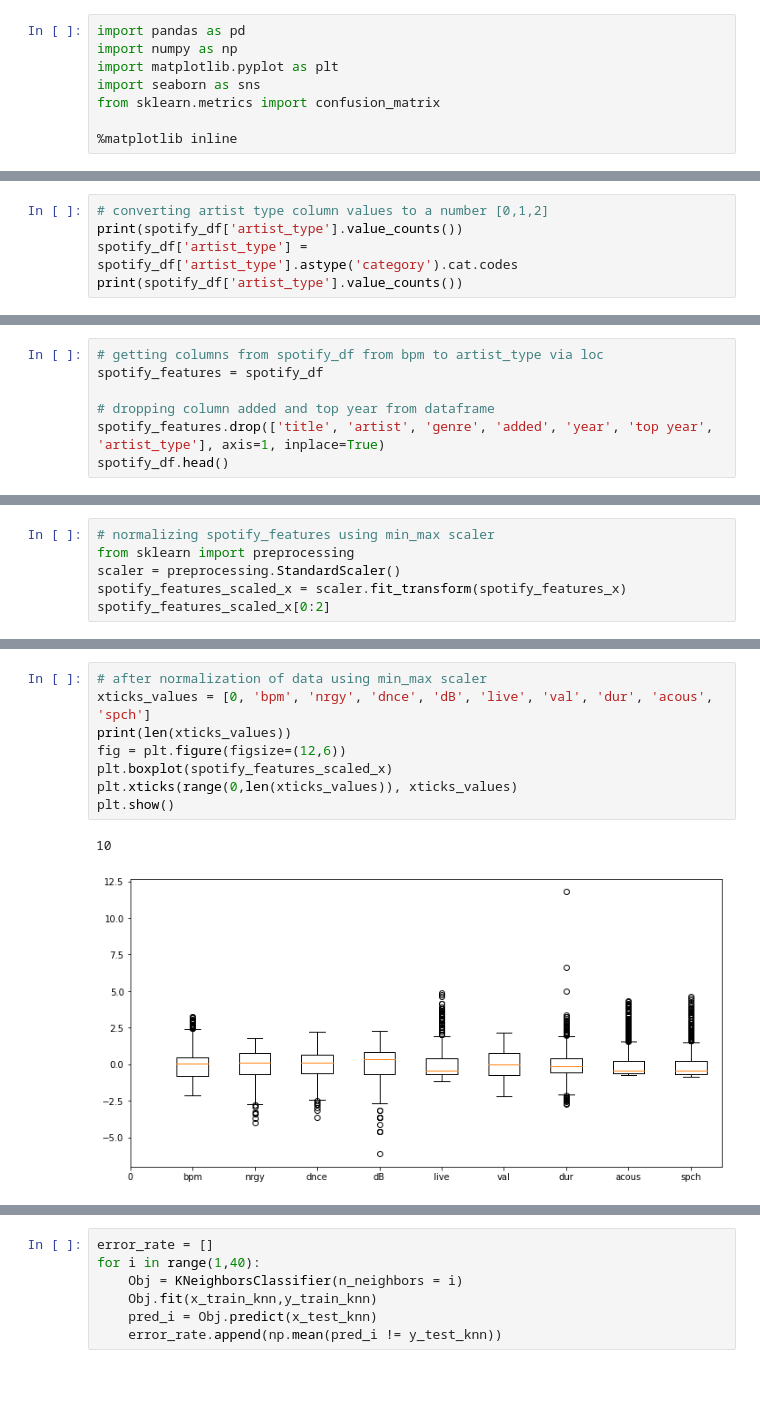
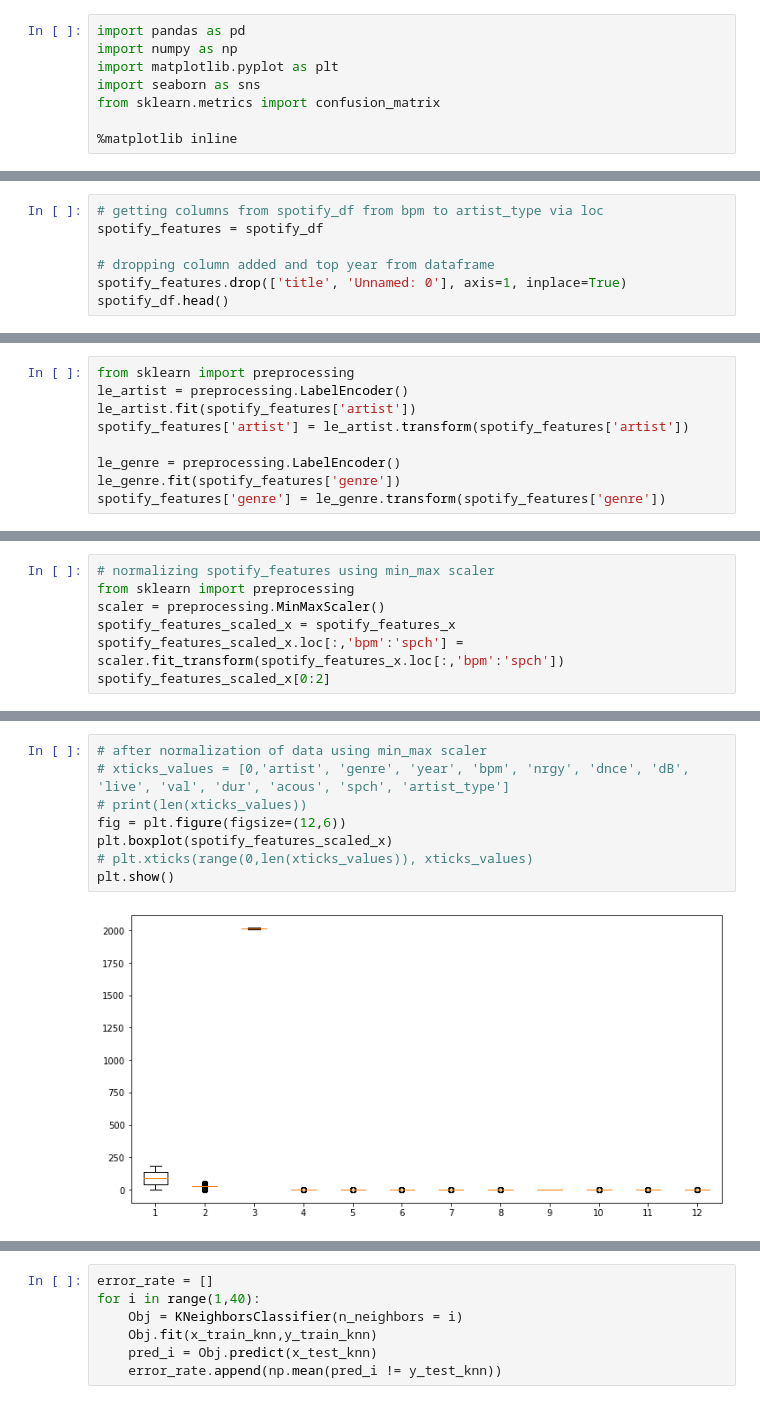
Before and after one commit to nitanshjain/Predicting_Spotify_Song_Popularity, a Jupyter notebook: AI_Project_KNN.ipynb, the cells around one changed output, grey strips where cells are left out. Cells and saved outputs as stored; diff of their text form.

```diff
--- a/AI_Project_KNN.ipynb
+++ b/AI_Project_KNN.ipynb
@@ -67,6 +63 @@ pop             int64
 dtype: object
-# %%
-# converting artist type column values to a number [0,1,2]
-print(spotify_df['artist_type'].value_counts())
-spotify_df['artist_type'] = spotify_df['artist_type'].astype('category').cat.codes
-print(spotify_df['artist_type'].value_counts())
@@ -97,6 +77,6 @@ spotify_df.head()
 spotify_features = spotify_df
 
 # dropping column added and top year from dataframe
-spotify_features.drop(['title', 'artist', 'genre', 'added', 'year', 'top year', 'artist_type'], axis=1, inplace=True)
+spotify_features.drop(['title', 'Unnamed: 0'], axis=1, inplace=True)
 spotify_df.head()
 # %% [output]
@@ -125,3 +106,12 @@ spotify_features.corr(method='pearson')
+# %%
+from sklearn import preprocessing
+le_artist = preprocessing.LabelEncoder()
+le_artist.fit(spotify_features['artist'])
+spotify_features['artist'] = le_artist.transform(spotify_features['artist'])
+
+le_genre = preprocessing.LabelEncoder()
+le_genre.fit(spotify_features['genre'])
+spotify_features['genre'] = le_genre.transform(spotify_features['genre'])
 # %%
 # splitting spotify_features into dependent and independent variables
 spotify_features_x = spotify_features.drop(['popularity'], axis=1)
@@ -136,7 +134,8 @@ plt.show()
 # %%
 # normalizing spotify_features using min_max scaler
 from sklearn import preprocessing
-scaler = preprocessing.StandardScaler()
-spotify_features_scaled_x = scaler.fit_transform(spotify_features_x)
+scaler = preprocessing.MinMaxScaler()
+spotify_features_scaled_x = spotify_features_x
+spotify_features_scaled_x.loc[:,'bpm':'spch'] = scaler.fit_transform(spotify_features_x.loc[:,'bpm':'spch'])
 spotify_features_scaled_x[0:2]
 # %% [output]
@@ -147,12 +145,11 @@ array([[ 0.7152911 ,  0.71974499, -0.45094756, -0.16893356,  0.379378  ,
 # %%
 # after normalization of data using min_max scaler
-xticks_values = [0, 'bpm', 'nrgy', 'dnce', 'dB', 'live', 'val', 'dur', 'acous', 'spch']
-print(len(xticks_values))
+# xticks_values = [0,'artist', 'genre', 'year', 'bpm', 'nrgy', 'dnce', 'dB', 'live', 'val', 'dur', 'acous', 'spch', 'artist_type']
+# print(len(xticks_values))
 fig = plt.figure(figsize=(12,6))
 plt.boxplot(spotify_features_scaled_x)
-plt.xticks(range(0,len(xticks_values)), xticks_values)
+# plt.xticks(range(0,len(xticks_values)), xticks_values)
 plt.show()
 # %% [output]
-10
-[figure, old version]
+[figure, new version]
 # %%
```
Also changed, not shown: parts of 27 cells of this notebook, 4 other files.
